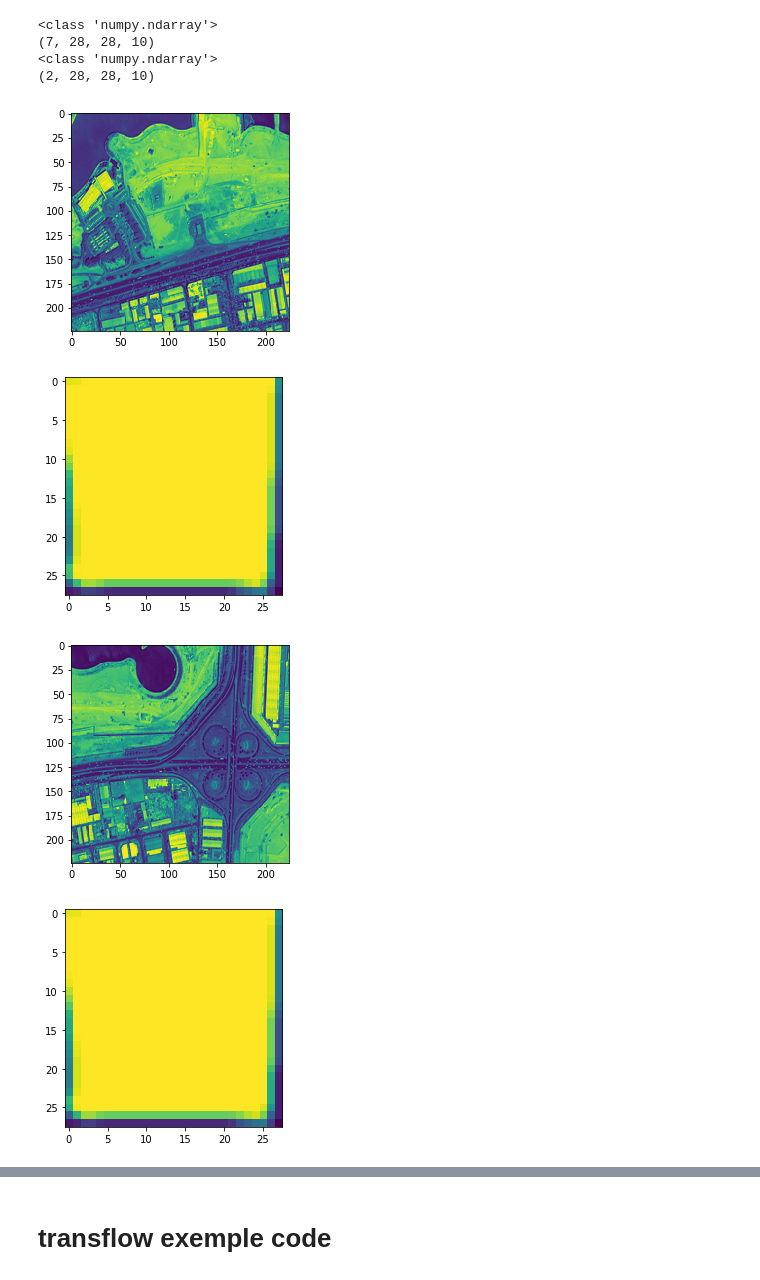
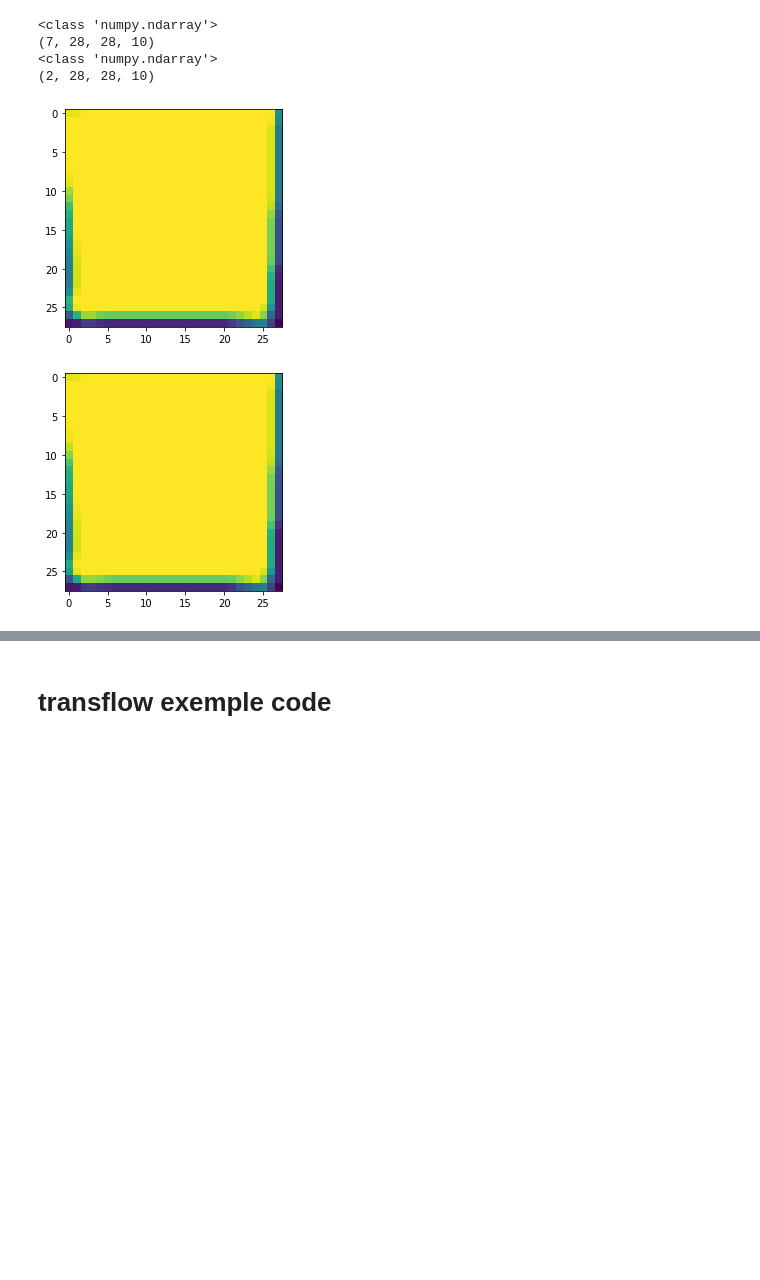
Before and after one commit to AmiraBelkis/Classif_urban, a Jupyter notebook: Script.ipynb, the cells around one changed output, grey strips where cells are left out. Drawn from its saved outputs; the diff is of its cells as text; code cells hidden in the pictures; blank space fills up the shorter version.

```diff
--- a/Script.ipynb
+++ b/Script.ipynb
@@ -34,6 +34,7 @@ print(masks)
 # %%
-y = np.zeros((9, 28,28,1), dtype=np.float32)
-X = np.zeros((9,224, 224, 1), dtype=np.float32)
+s = 20
+y = np.zeros((s, 28,28,1), dtype=np.float32)
+X = np.zeros((s,224, 224, 1), dtype=np.float32)
 n = 0
 for file in imgs:
   print(file)
@@ -58,13 +59,14 @@ for mask in masks:
   n = n+1"""
 for file in masks:
   print(file)
-  #index = img.index(file)
-  dir_img = os.path.join('/content/Classif_urban/train/masks', file)
-  img = Image.open(dir_img)
-  img = img.resize((28, 28))
-  img = np.reshape(img.convert('L'), (28,28,1))
-  y[n] = img
-  n = n+1
+  if(n<s):
+    #index = img.index(file)
+    dir_img = os.path.join('/content/Classif_urban/train/masks', file)
+    img = Image.open(dir_img)
+    img = img.resize((28, 28))
+    img = np.reshape(img.convert('L'), (28,28,1))
+    y[n] = img
+    n = n+1
 # %% [output]
 image_part_001.jpg
 image_part_002.jpg
@@ -284,15 +286,13 @@ print(testing_pred.shape)
 # %%
 # displaying our training set
 from matplotlib import pyplot as plt
 for i in range(0,2):
-  im = X[i+7,:,:,0]
-  mask = training_pred[i,:,:,0]
-  plt.imshow(im, interpolation='nearest')
-  plt.show()
+  #im = X[i+7,:,:,0]
+  mask = testing_pred[i,:,:,0]
+  #plt.imshow(im, interpolation='nearest')
+  #plt.show()
   plt.imshow(mask, interpolation='nearest')
   plt.show()
 # %% [output]
-[figure, old version]
+[figure, new version]
 [figure]
-[figure, removed]
-[figure, removed]
```
Also changed, not shown: parts of 3 cells of this notebook.
